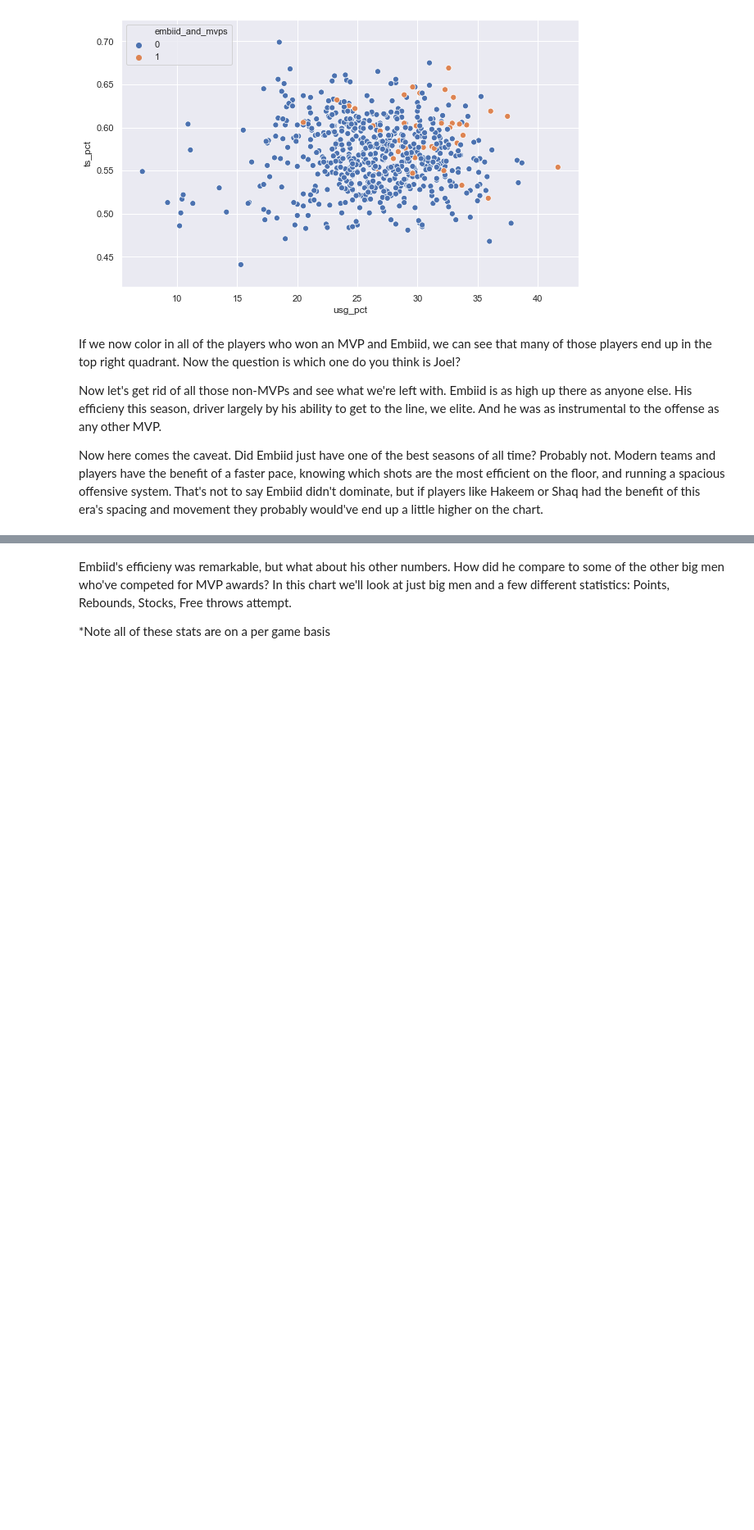
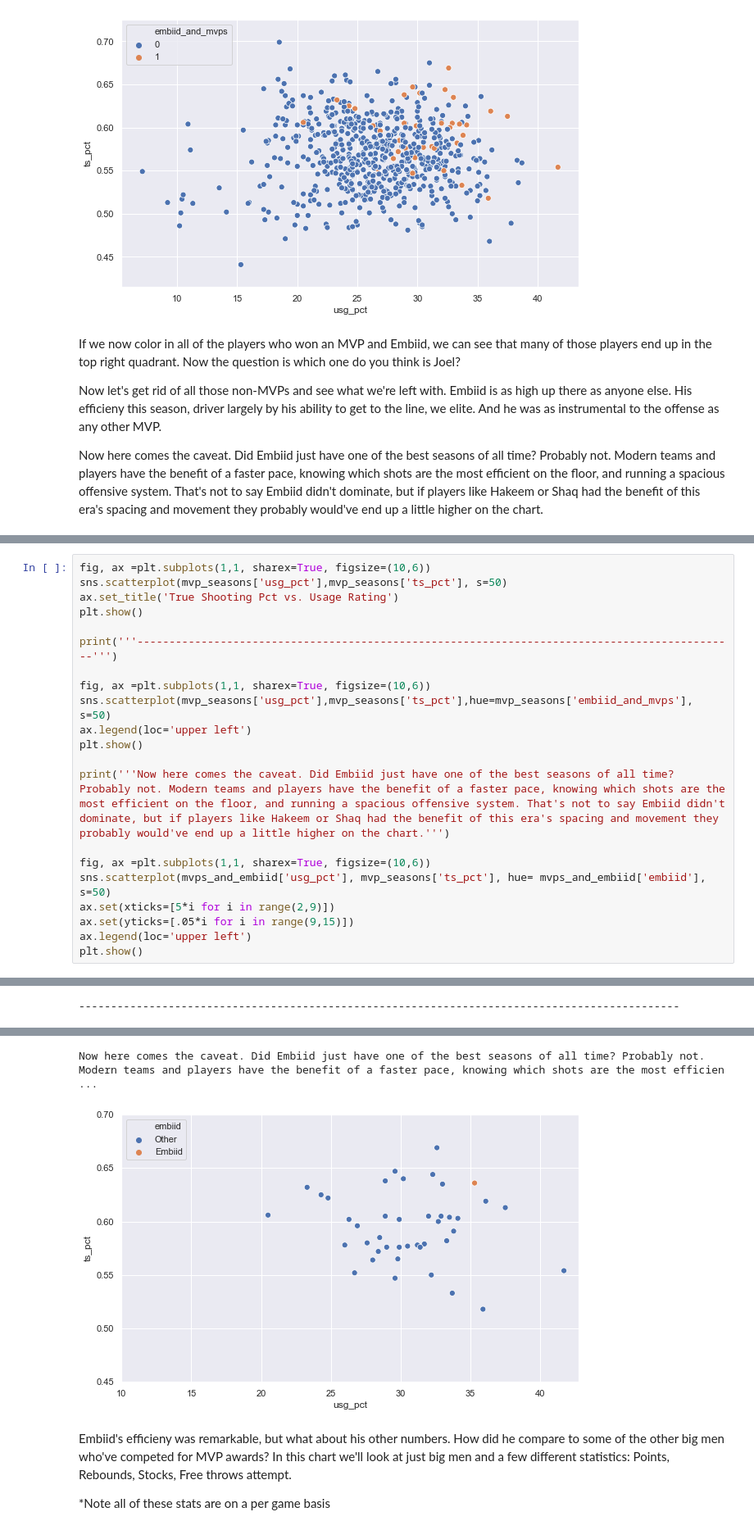
Before and after one commit to mhartz25/sixers_2021_playoffs, a Jupyter notebook: analysis.ipynb, the cells around one changed output, grey strips where cells are left out. Shown: that part at 82% size. Cells and saved outputs as stored; diff of their text form; blank space fills up the shorter version.

```diff
--- a/analysis.ipynb
+++ b/analysis.ipynb
@@ -133,0 +136,22 @@ plt.show()
+# %%
+fig, ax =plt.subplots(1,1, sharex=True, figsize=(10,6))
+sns.scatterplot(mvp_seasons['usg_pct'],mvp_seasons['ts_pct'], s=50)
+ax.set_title('True Shooting Pct vs. Usage Rating')
+plt.show()
+
+print('''----------------------------------------------------------------------------------------------''')
+
+fig, ax =plt.subplots(1,1, sharex=True, figsize=(10,6))
+sns.scatterplot(mvp_seasons['usg_pct'],mvp_seasons['ts_pct'],hue=mvp_seasons['embiid_and_mvps'], s=50)
+ax.legend(loc='upper left')
+plt.show()
+
+print('''Now here comes the caveat. Did Embiid just have one of the best seasons of all time? Probably not. Modern teams and players have the benefit of a faster pace, knowing which shots are the most efficient on the floor, and running a spacious offensive system. That's not to say Embiid didn't dominate, but if players like Hakeem or Shaq had the benefit of this era's spacing and movement they probably would've end up a little higher on the chart.''')
+
+fig, ax =plt.subplots(1,1, sharex=True, figsize=(10,6))
+sns.scatterplot(mvps_and_embiid['usg_pct'], mvp_seasons['ts_pct'], hue= mvps_and_embiid['embiid'], s=50)
+ax.set(xticks=[5*i for i in range(2,9)])
+ax.set(yticks=[.05*i for i in range(9,15)])
+ax.legend(loc='upper left')
+plt.show()
+# %% [output]
@@ -133,0 +159 @@ plt.show()
+----------------------------------------------------------------------------------------------
@@ -134,3 +161,5 @@ plt.show()
+Now here comes the caveat. Did Embiid just have one of the best seasons of all time? Probably not. Modern teams and players have the benefit of a faster pace, knowing which shots are the most efficien ...
+[figure, added]
 # %% [markdown]
 Embiid's efficieny was remarkable, but what about his other numbers. How did he compare to some of the other big men who've competed for MVP awards? In this chart we'll look at just big men and a few different statistics: Points, Rebounds, Stocks, Free throws attempt.
 
```
Also changed, not shown: parts of 11 cells of this notebook.
